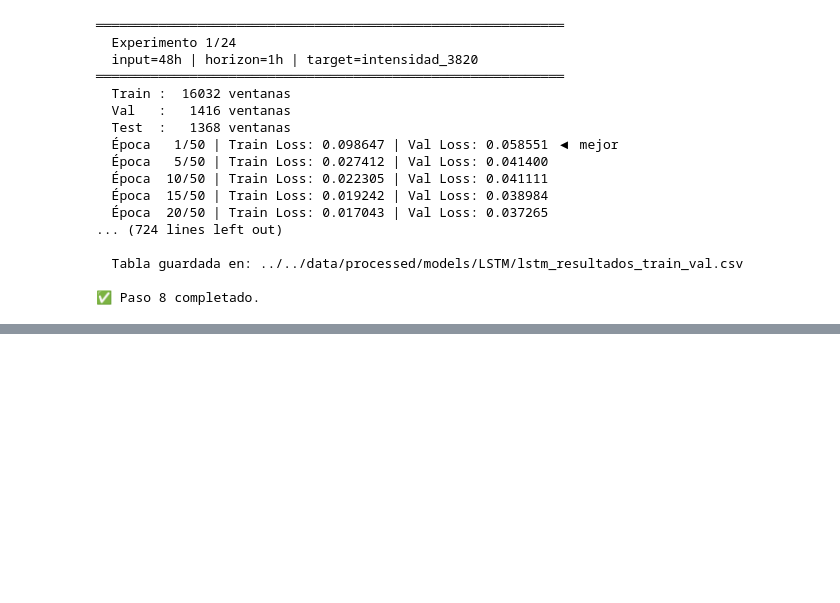
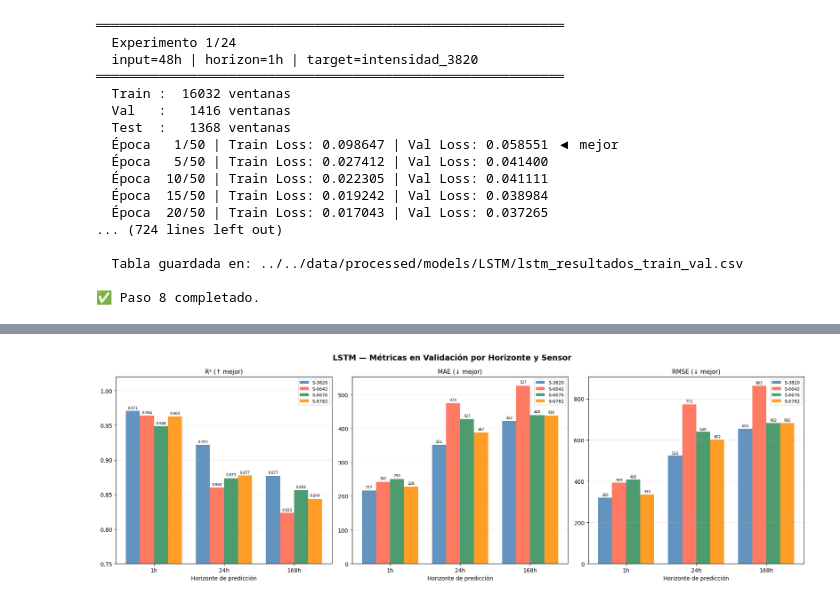
Before and after one commit to senaertugrul/TFM, a Jupyter notebook: notebooks/Modelos/8. LSTM.ipynb, the cells around one changed output, grey strips where cells are left out. Cells and saved outputs as stored; diff of their text form; code cells hidden in the pictures; blank space fills up the shorter version.

```diff
--- a/notebooks/Modelos/8. LSTM.ipynb
+++ b/notebooks/Modelos/8. LSTM.ipynb
@@ -769,0 +790,98 @@ print("\n✅ Paso 8 completado.")
+# %%
+# ─────────────────────────────────────────────────────────────────────────────
+# PASO 9: Visualización comparativa de resultados
+# ─────────────────────────────────────────────────────────────────────────────
+
+fig, axes = plt.subplots(1, 3, figsize=(18, 6))
+fig.suptitle('LSTM — Métricas en Validación por Horizonte y Sensor',
+             fontsize=14, fontweight='bold')
+
+metricas_plot = ['R2', 'MAE', 'RMSE']
+titulos       = ['R² (↑ mejor)', 'MAE (↓ mejor)', 'RMSE (↓ mejor)']
+colores       = ['steelblue', 'tomato', 'seagreen', 'darkorange']
+sensores      = TARGET_COLS
+horizontes    = [1, 24, 168]
+x             = np.arange(len(horizontes))
+ancho         = 0.2
+
+for ax, metrica, titulo in zip(axes, metricas_plot, titulos):
+    for i, sensor in enumerate(sensores):
+        valores = []
+        for h in horizontes:
+            fila = df_val_resumen[
+                (df_val_resumen['horizon']    == h) &
+                (df_val_resumen['target_col'] == sensor)
+            ]
+            valores.append(fila[metrica].values[0] if len(fila) > 0 else np.nan)
+
+        offset = (i - len(sensores) / 2 + 0.5) * ancho
+        bars = ax.bar(x + offset, valores, ancho,
+                      label=sensor.replace('intensidad_', 'S-'),
+                      color=colores[i], alpha=0.85)
+
+        # Etiquetas encima de cada barra
+        for bar, val in zip(bars, valores):
+            if not np.isnan(val):
+                fmt = f'{val:.3f}' if metrica == 'R2' else f'{val:.0f}'
+                ax.text(bar.get_x() + bar.get_width() / 2,
+                        bar.get_height() + (0.002 if metrica == 'R2' else 5),
+                        fmt, ha='center', va='bottom', fontsize=6.5)
+
+    ax.set_title(titulo, fontsize=11)
+    ax.set_xticks(x)
+    ax.set_xticklabels(['1h', '24h', '168h'])
+    ax.set_xlabel('Horizonte de predicción')
+    ax.legend(fontsize=8)
+    ax.grid(True, axis='y', alpha=0.3)
+
+    if metrica == 'R2':
+        ax.set_ylim(0.75, 1.02)
+
+plt.tight_layout()
+plt.savefig('lstm_comparativa_metricas.png', dpi=150, bbox_inches='tight')
+plt.show()
+print("  Gráfico guardado: lstm_comparativa_metricas.png")
+
+# ── 9.2 Heatmap de R² por sensor y horizonte ─────────────────────────────────
+fig2, axes2 = plt.subplots(1, 2, figsize=(14, 5))
+fig2.suptitle('LSTM — Heatmap R² en Validación', fontsize=13, fontweight='bold')
+
+for ax, input_len in zip(axes2, INPUT_LENS):
+    matriz = np.zeros((len(TARGET_COLS), len(HORIZONS)))
+
+    for i, sensor in enumerate(TARGET_COLS):
+        for j, h in enumerate(HORIZONS):
+            fila = df_val_resumen[
+                (df_val_resumen['input_len']  == input_len) &
+                (df_val_resumen['horizon']    == h) &
+                (df_val_resumen['target_col'] == sensor)
+            ]
+            if len(fila) > 0:
+                matriz[i, j] = fila['R2'].values[0]
+
+    im = ax.imshow(matriz, cmap='RdYlGn', vmin=0.80, vmax=1.0, aspect='auto')
+    fig2.colorbar(im, ax=ax, shrink=0.8)
+
+    ax.set_xticks(range(len(HORIZONS)))
+    ax.set_xticklabels(['1h', '24h', '168h'])
+    ax.set_yticks(range(len(TARGET_COLS)))
+    ax.set_yticklabels([s.replace('intensidad_', 'S-') for s in TARGET_COLS])
+    ax.set_title(f'input_len = {input_len}h', fontsize=11)
+    ax.set_xlabel('Horizonte')
+
+    # Anotar valores en cada celda
+    for i in range(len(TARGET_COLS)):
+        for j in range(len(HORIZONS)):
+            ax.text(j, i, f'{matriz[i, j]:.3f}',
+                    ha='center', va='center',
+                    fontsize=10, fontweight='bold',
+                    color='black')
+
+plt.tight_layout()
+plt.savefig('lstm_heatmap_r2.png', dpi=150, bbox_inches='tight')
+plt.show()
+print("  Gráfico guardado: lstm_heatmap_r2.png")
+
+print("\n✅ Paso 9 completado.")
+# %% [output]
+[figure, added]
```
Also changed, not shown: parts of 3 cells of this notebook, 4 other files.
